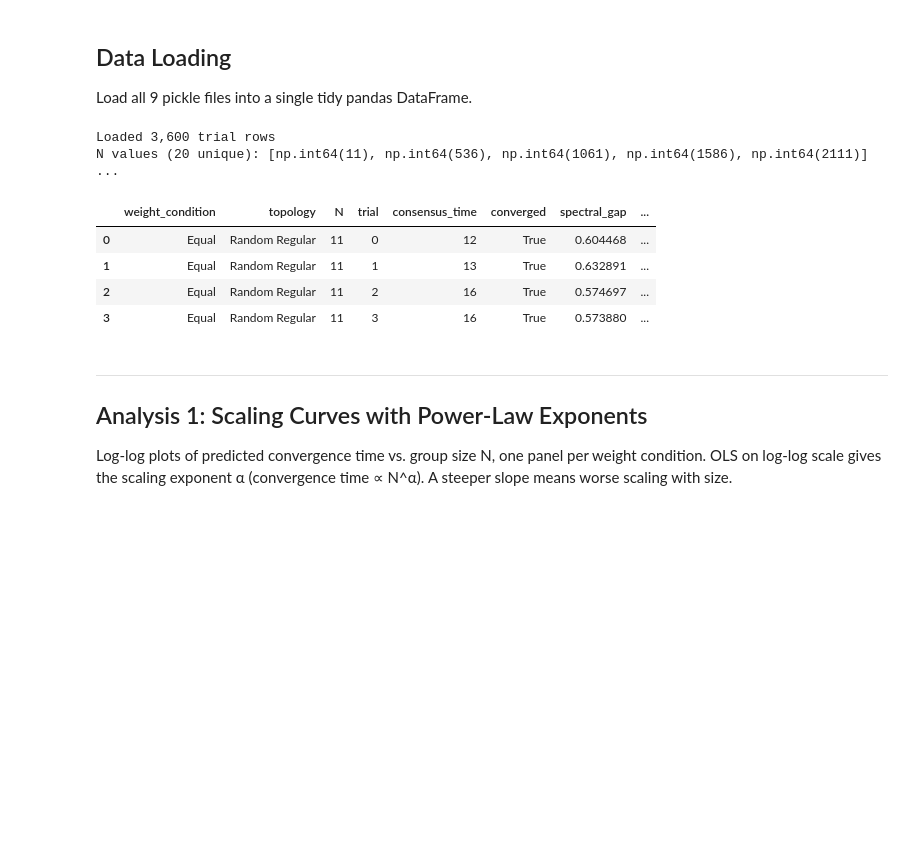
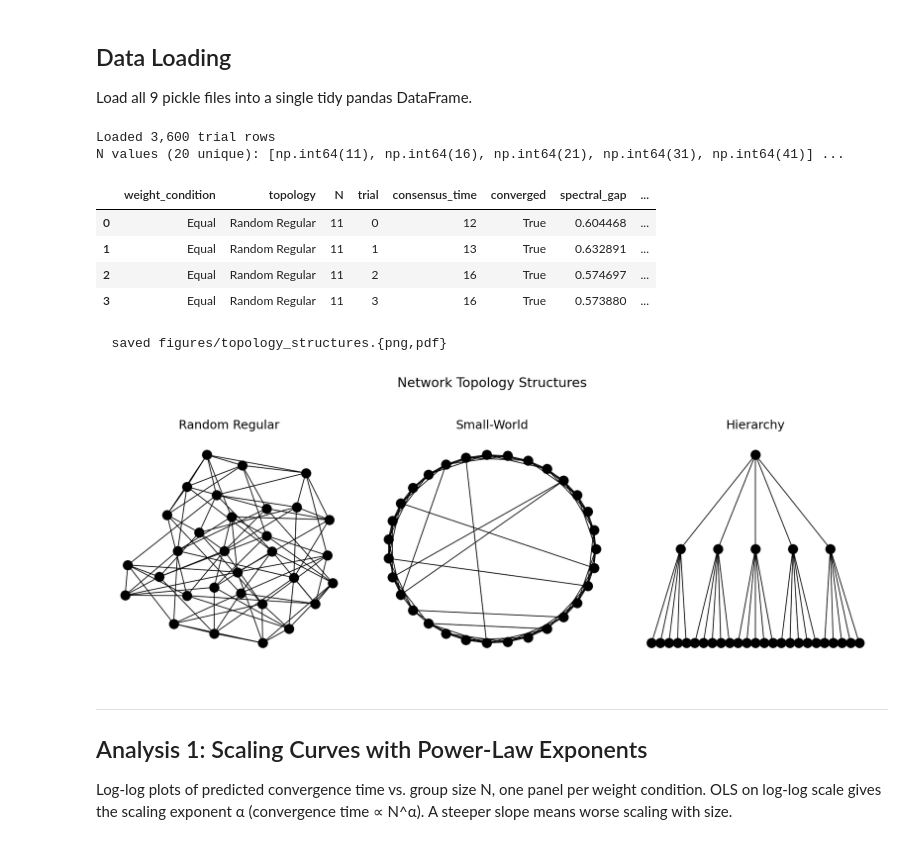
Before and after one commit to caleb-chandler/hierarchy-info-project, a Jupyter notebook: analysis.ipynb, the cells around one changed output. Saved outputs shown, nothing was run; the diff lists cells and outputs as text; code cells hidden in the pictures; blank space fills up the shorter version.

```diff
--- a/analysis.ipynb
+++ b/analysis.ipynb
@@ -75,7 +76,7 @@ Load all 9 pickle files into a single tidy pandas DataFrame.
 WEIGHT_DIR_MAP = {
     'equal':   'Equal',
     'uniform': 'Uniform',
-    'skewed':  'Log-Normal',
+    'skewed':  'Skewed',
 }
 TOPO_FILE_MAP = {
     'control':     'Random Regular',
@@ -83,7 +84,7 @@ TOPO_FILE_MAP = {
     'hierarchy':   'Hierarchy',
 }
 
-log = 0 # flag for using the log-scaled test sizes instead of the linear ones
+log = 1 # flag for using the log-scaled test sizes instead of the linear ones
 if log:
     BASE = 'results/inf_distr'
 else:
@@ -120,12 +121,55 @@ print(f'N values ({df["N"].nunique()} unique): {sorted(df["N"].unique())[:5]} ..
 df.head(4)
 # %% [output]
 Loaded 3,600 trial rows
-N values (20 unique): [np.int64(11), np.int64(536), np.int64(1061), np.int64(1586), np.int64(2111)] ...
+N values (20 unique): [np.int64(11), np.int64(16), np.int64(21), np.int64(31), np.int64(41)] ...
 |  | weight_condition | topology | N | trial | consensus_time | converged | spectral_gap | ... |
 | 0 | Equal | Random Regular | 11 | 0 | 12 | True | 0.604468 | ... |
 | 1 | Equal | Random Regular | 11 | 1 | 13 | True | 0.632891 | ... |
 | 2 | Equal | Random Regular | 11 | 2 | 16 | True | 0.574697 | ... |
 | 3 | Equal | Random Regular | 11 | 3 | 16 | True | 0.573880 | ... |
+# %%
+from generator import generator
+
+VIZ_N = 31   # valid tree size for b=5 (C=6)
+VIZ_C = 6
+
+graph_types  = ['control', 'alternative', 'hierarchy']
+topo_labels  = ['Random Regular', 'Small-World', 'Hierarchy']
+
+fig, axes = plt.subplots(1, 3, figsize=(11, 4))
+
+for ax, gtype, label in zip(axes, graph_types, topo_labels):
+    adj, _ = generator(gtype, VIZ_C, VIZ_N, rng=np.random.default_rng(42))
+    G = nx.from_numpy_array(adj)
+
+    if gtype == 'hierarchy':
+        b = VIZ_C - 1
+        depth = np.zeros(VIZ_N, dtype=int)
+        for n in range(1, VIZ_N):
+            depth[n] = depth[(n - 1) // b] + 1
+        max_depth = int(depth.max())
+        pos = {}
+        for d in range(max_depth + 1):
+            nodes_at_d = np.where(depth == d)[0]
+            for i, n in enumerate(nodes_at_d):
+                pos[n] = ((i + 1) / (len(nodes_at_d) + 1), 1.0 - d / max_depth)
+    elif gtype == 'alternative':
+        pos = nx.circular_layout(G)
+    else:
+        pos = nx.spring_layout(G, seed=42)
+
+    nx.draw(G, pos=pos, ax=ax,
+            node_color='black', edge_color='black',
+            node_size=80, width=0.8, with_labels=False)
+    ax.set_title(label, fontsize=12)
+
+fig.suptitle('Network Topology Structures', fontsize=13, y=1.02)
+plt.tight_layout()
+savefig(fig, 'topology_structures')
+plt.show()
+# %% [output]
+  saved figures/topology_structures.{png,pdf}
+[figure, added]
 # %% [markdown]
 ---
 ## Analysis 1: Scaling Curves with Power-Law Exponents
```
Also changed, not shown: parts of 2 cells of this notebook, 5 other files.
